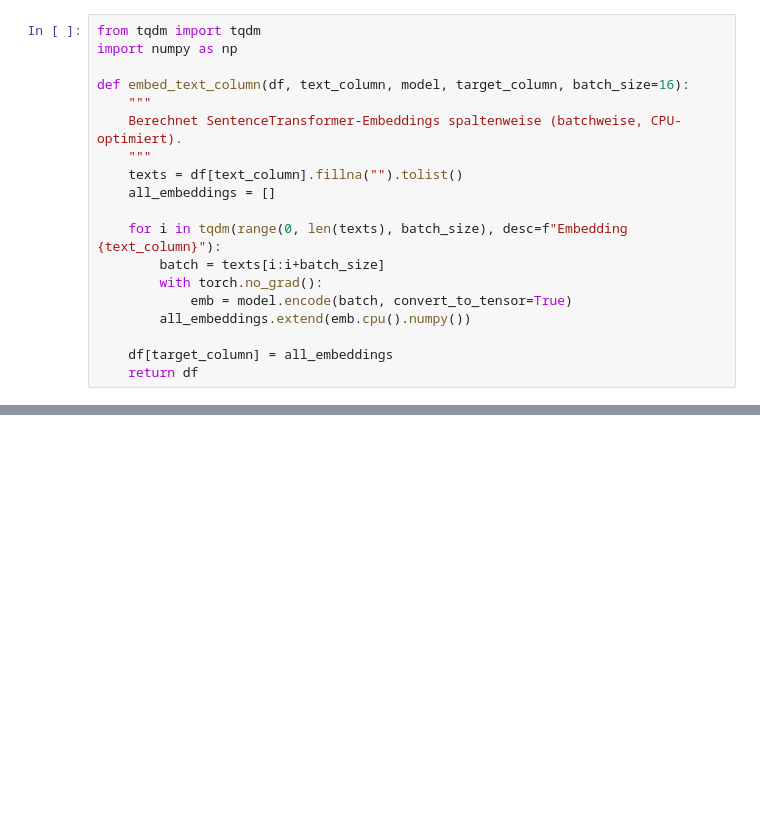
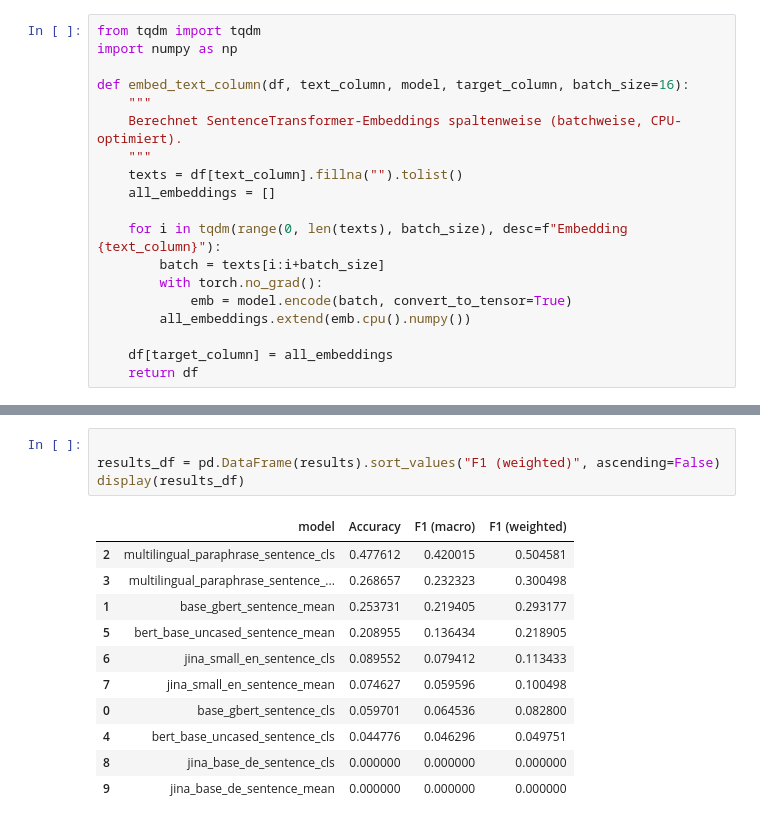
Before and after one commit to Nils7291/NLP_Contract_Checker, a Jupyter notebook: notebooks/05_model_evaluation.ipynb, the cells around one changed output, grey strips where cells are left out. Drawn from its saved outputs; the diff is of its cells as text; blank space fills up the shorter version.

Commit message:
load and excecute in one step + eval_table

```diff
--- a/notebooks/05_model_evaluation.ipynb
+++ b/notebooks/05_model_evaluation.ipynb
@@ -274,0 +373,16 @@ for model_name in models_dict:
+# %%
+
+results_df = pd.DataFrame(results).sort_values("F1 (weighted)", ascending=False)
+display(results_df)
+# %% [output]
+|  | model | Accuracy | F1 (macro) | F1 (weighted) |
+| 2 | multilingual_paraphrase_sentence_cls | 0.477612 | 0.420015 | 0.504581 |
+| 3 | multilingual_paraphrase_sentence_... | 0.268657 | 0.232323 | 0.300498 |
+| 1 | base_gbert_sentence_mean | 0.253731 | 0.219405 | 0.293177 |
+| 5 | bert_base_uncased_sentence_mean | 0.208955 | 0.136434 | 0.218905 |
+| 6 | jina_small_en_sentence_cls | 0.089552 | 0.079412 | 0.113433 |
+| 7 | jina_small_en_sentence_mean | 0.074627 | 0.059596 | 0.100498 |
+| 0 | base_gbert_sentence_cls | 0.059701 | 0.064536 | 0.082800 |
+| 4 | bert_base_uncased_sentence_cls | 0.044776 | 0.046296 | 0.049751 |
+| 8 | jina_base_de_sentence_cls | 0.000000 | 0.000000 | 0.000000 |
+| 9 | jina_base_de_sentence_mean | 0.000000 | 0.000000 | 0.000000 |
```
Also changed, not shown: parts of 6 cells of this notebook.
